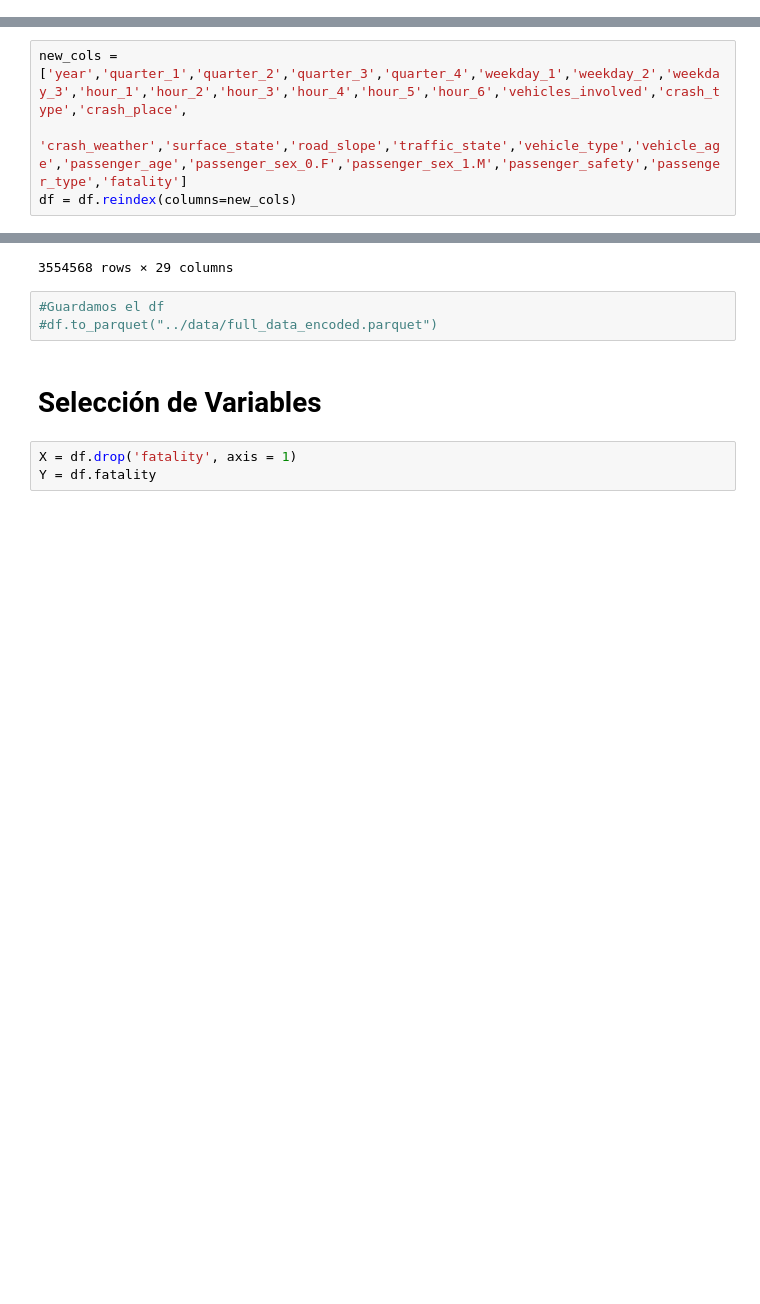
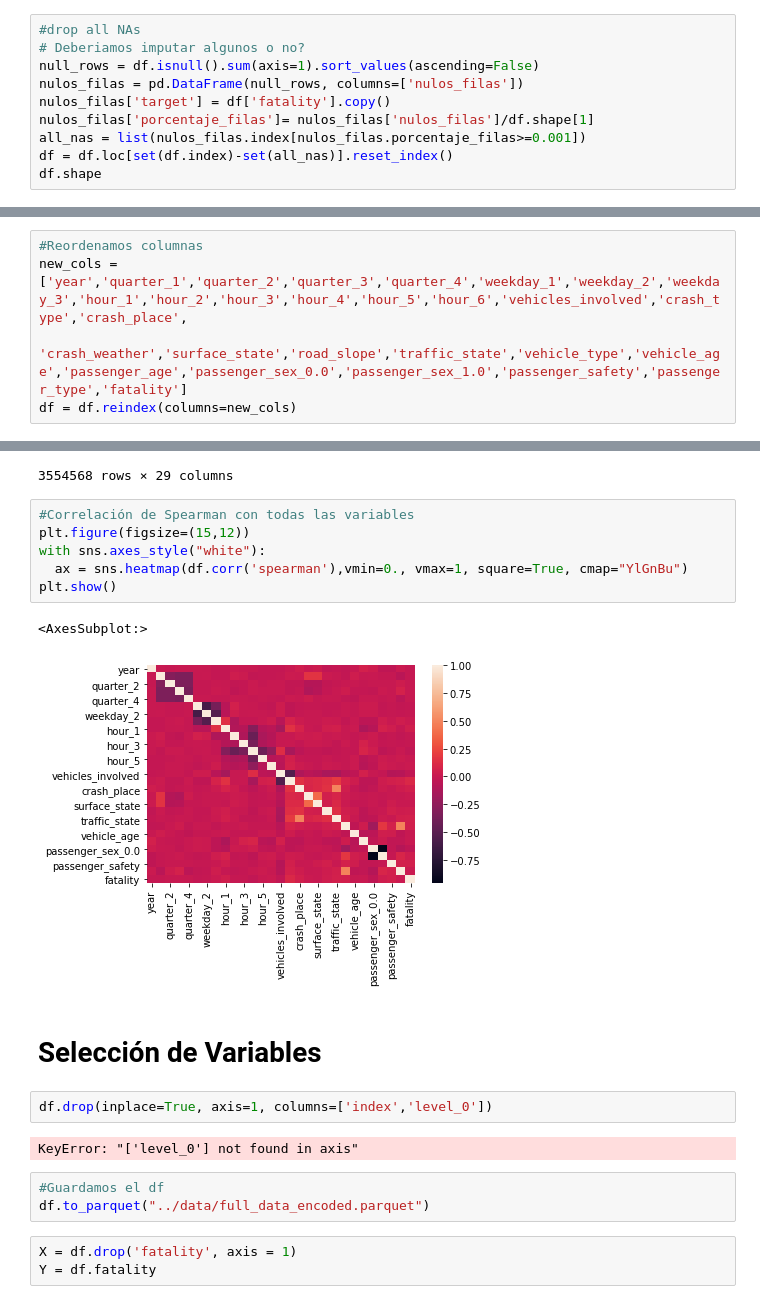
Before and after one commit to AMM53/Accidents-Prediction, a Jupyter notebook: notebooks/FeatureEngineering.ipynb, the cells around one changed output, grey strips where cells are left out. Drawn from its saved outputs; the diff is of its cells as text; blank space fills up the shorter version.

```diff
--- a/notebooks/FeatureEngineering.ipynb
+++ b/notebooks/FeatureEngineering.ipynb
@@ -186,0 +89,10 @@ df2
+# %%
+#drop all NAs
+# Deberiamos imputar algunos o no?
+null_rows = df.isnull().sum(axis=1).sort_values(ascending=False)
+nulos_filas = pd.DataFrame(null_rows, columns=['nulos_filas'])
+nulos_filas['target'] = df['fatality'].copy()
+nulos_filas['porcentaje_filas']= nulos_filas['nulos_filas']/df.shape[1]
+all_nas = list(nulos_filas.index[nulos_filas.porcentaje_filas>=0.001])
+df = df.loc[set(df.index)-set(all_nas)].reset_index()
+df.shape
@@ -233,6 +166,7 @@ df
 # %%
+#Reordenamos columnas
 new_cols = ['year','quarter_1','quarter_2','quarter_3','quarter_4','weekday_1','weekday_2','weekday_3','hour_1','hour_2','hour_3','hour_4','hour_5','hour_6','vehicles_involved','crash_type','crash_place',
-            'crash_weather','surface_state','road_slope','traffic_state','vehicle_type','vehicle_age','passenger_age','passenger_sex_0.F','passenger_sex_1.M','passenger_safety','passenger_type','fatality']
+            'crash_weather','surface_state','road_slope','traffic_state','vehicle_type','vehicle_age','passenger_age','passenger_sex_0.0','passenger_sex_1.0','passenger_safety','passenger_type','fatality']
 df = df.reindex(columns=new_cols)
 # %%
 df
@@ -250,11 +184,24 @@ df
 | 3554566 | 2014 | 0.0 | 0.0 | 0.0 | 1.0 | 0.0 | 0.0 | 1.0 | 0.0 | ... |
 | 3554567 | 2014 | 0.0 | 0.0 | 0.0 | 1.0 | 0.0 | 0.0 | 1.0 | 0.0 | ... |
 3554568 rows × 29 columns
-# %%
-#Guardamos el df
-#df.to_parquet("../data/full_data_encoded.parquet")
+# %%
+#Correlación de Spearman con todas las variables
+plt.figure(figsize=(15,12))
+with sns.axes_style("white"):
+  ax = sns.heatmap(df.corr('spearman'),vmin=0., vmax=1, square=True, cmap="YlGnBu")
+plt.show()
+# %% [output]
+<AxesSubplot:>
+[figure, added]
 # %% [markdown]
 # Selección de Variables
+# %%
+df.drop(inplace=True, axis=1, columns=['index','level_0'])
+# %% [output]
+KeyError: "['level_0'] not found in axis"
+# %%
+#Guardamos el df
+df.to_parquet("../data/full_data_encoded.parquet")
 # %%
 X = df.drop('fatality', axis = 1)
 Y = df.fatality
```
Also changed, not shown: parts of 35 cells of this notebook.
